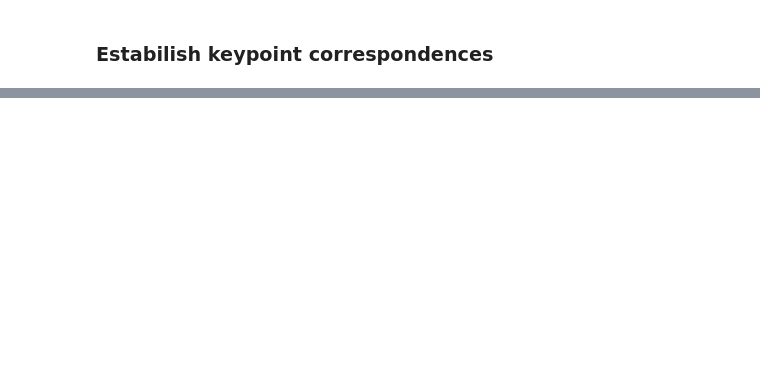
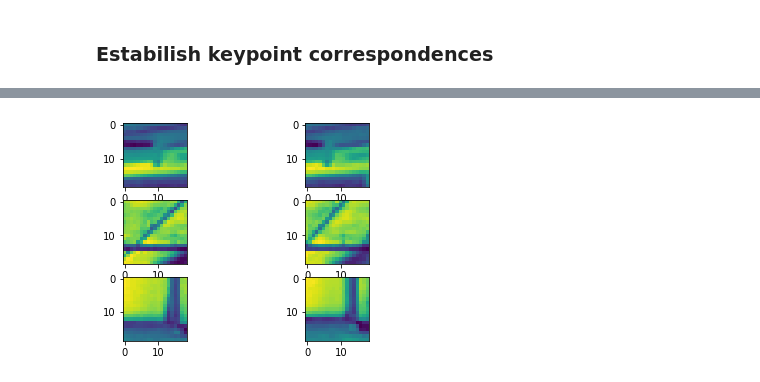
Before and after one commit to edcuba/vopy, a Jupyter notebook: src/vopy.ipynb, the cells around one changed output, grey strips where cells are left out. Cells and saved outputs as stored; diff of their text form; code cells hidden in the pictures; blank space fills up the shorter version.

```diff
--- a/src/vopy.ipynb
+++ b/src/vopy.ipynb
@@ -180,0 +179,17 @@ for i in range(1, 17):
+# %%
+harris_2 = harris(i1, patch_size, harris_kappa)
+keypoints_2 = select_keypoints(harris_2, num_keypoints, nonmaximum_supression_radius)
+desc_2 = describe_keypoints(i1, keypoints, descriptor_radius)
+# %%
+def match_descriptors(query_desc, database_desc, match_lambda):
+    # dist(i,j) = dst(u=XA[i], v=XB[j])
+    dists = spatial.distance.cdist(database_desc, query_desc, "euclidean")
+    threshold = dists.min() * match_lambda
+    mins = np.argmin(dists, axis=0)
+    vals = dists[mins, range(dists.shape[1])]
+    mins[vals > threshold] = -1
+    v, idx = np.unique(mins, return_index=True)
+    stacked = np.vstack([idx, v])
+    return stacked[:,np.all(stacked != -1, axis=0)].T
+# %%
+dists = match_descriptors(desc_2, descriptors, match_lambda)
@@ -180,0 +220,10 @@ for i in range(1, 17):
+# %%
+plt.figure()
+for i in range(1, 7, 2):
+    plt.subplot(3, 2, i)
+    p = 2 * descriptor_radius + 1
+    plt.imshow(np.reshape(descriptors[dists[i][1]], [p, p]))
+    plt.subplot(3, 2, i+1)
+    plt.imshow(np.reshape(desc_2[dists[i][0]], [p, p]))
+# %% [output]
+[figure, added]
```
Also changed, not shown: parts of 13 cells of this notebook.
